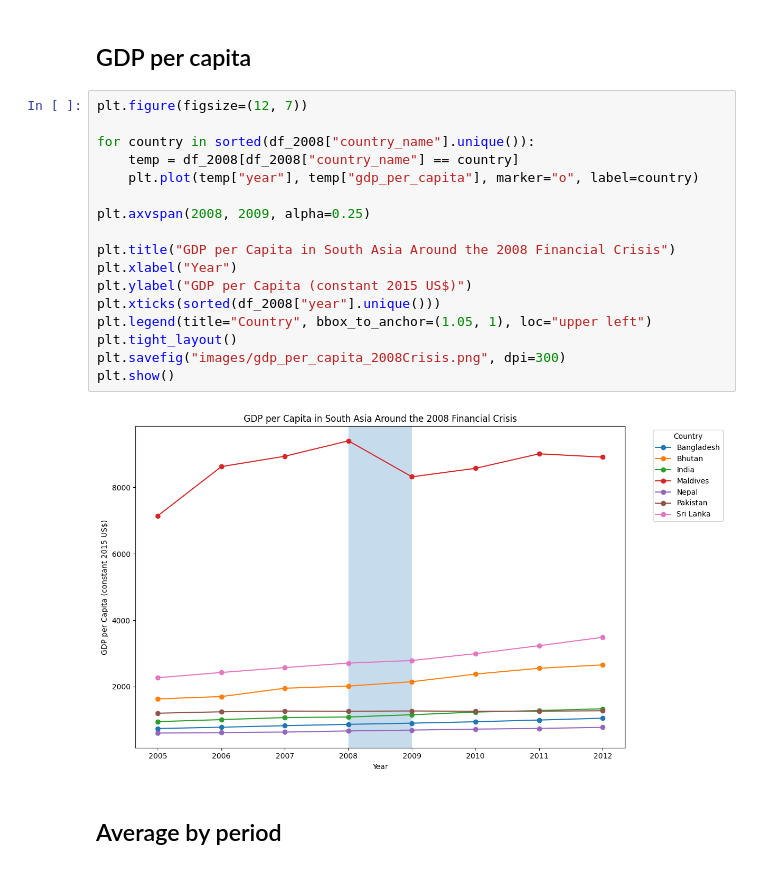
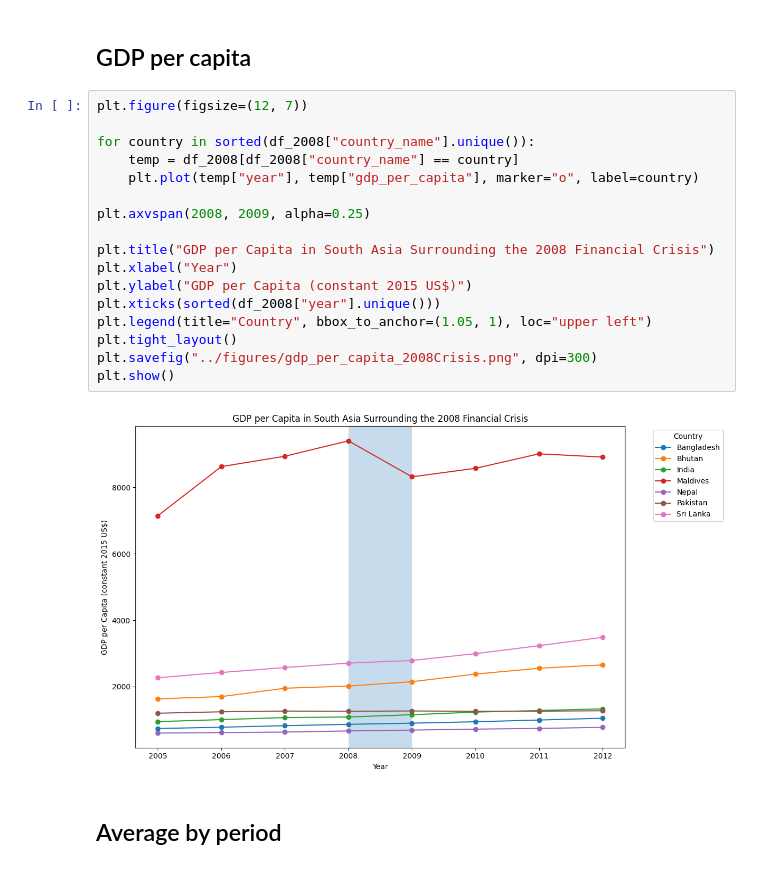
Before and after one commit to chris-tinad/DATASCI350_finalproject_group2, a Jupyter notebook: scripts/2008Crisis.ipynb, the cells around one changed output. Drawn from its saved outputs; the diff is of its cells as text.

```diff
--- a/scripts/2008Crisis.ipynb
+++ b/scripts/2008Crisis.ipynb
@@ -184,22 +188,22 @@ plt.show()
 # %%
 plt.figure(figsize=(12, 7))
 
 for country in sorted(df_2008["country_name"].unique()):
     temp = df_2008[df_2008["country_name"] == country]
     plt.plot(temp["year"], temp["gdp_per_capita"], marker="o", label=country)
 
 plt.axvspan(2008, 2009, alpha=0.25)
 
-plt.title("GDP per Capita in South Asia Around the 2008 Financial Crisis")
+plt.title("GDP per Capita in South Asia Surrounding the 2008 Financial Crisis")
 plt.xlabel("Year")
 plt.ylabel("GDP per Capita (constant 2015 US$)")
 plt.xticks(sorted(df_2008["year"].unique()))
 plt.legend(title="Country", bbox_to_anchor=(1.05, 1), loc="upper left")
 plt.tight_layout()
-plt.savefig("images/gdp_per_capita_2008Crisis.png", dpi=300)
+plt.savefig("../figures/gdp_per_capita_2008Crisis.png", dpi=300)
 plt.show()
 # %% [output]
-[figure, old version]
+[figure, new version]
 # %% [markdown]
 ## Average by period
 # %%
```
Also changed, not shown: parts of 6 cells of this notebook.
